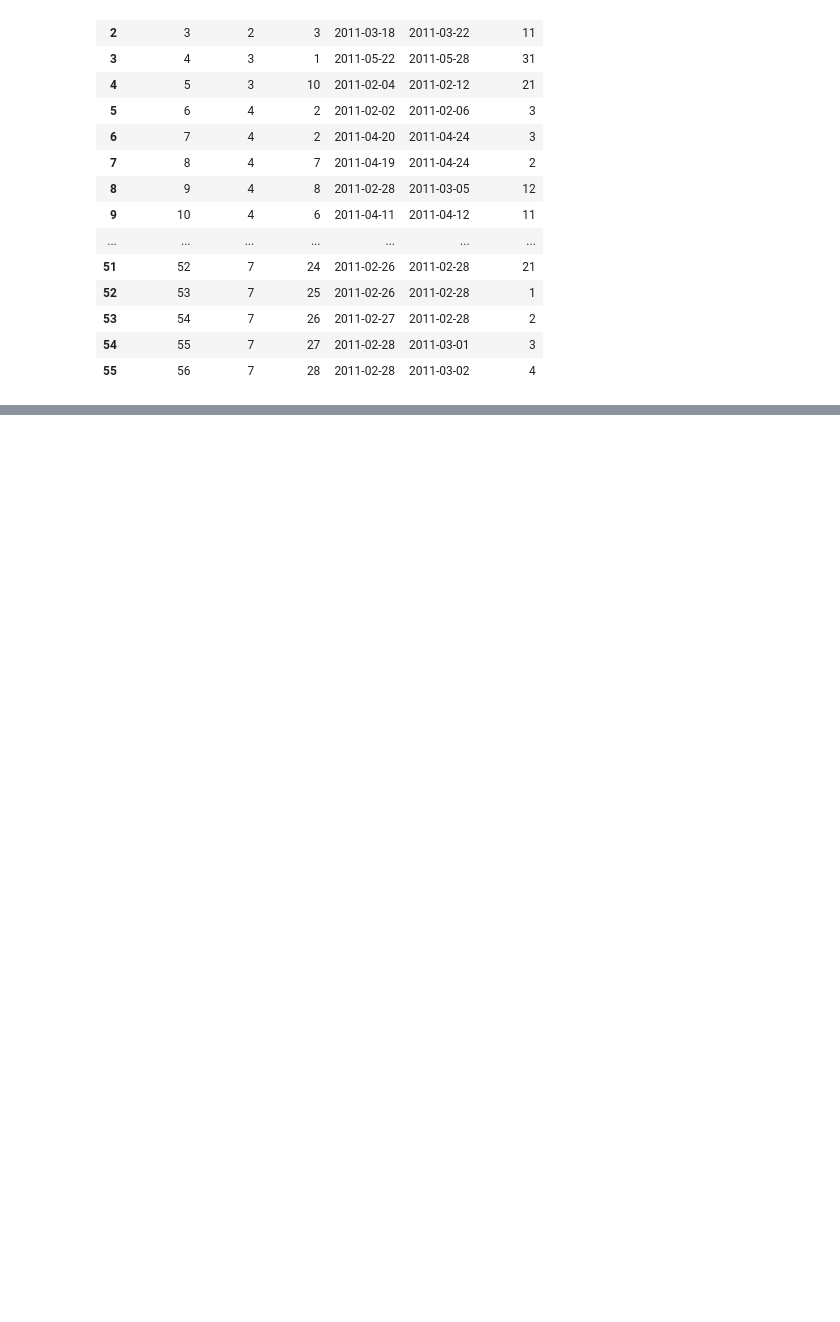
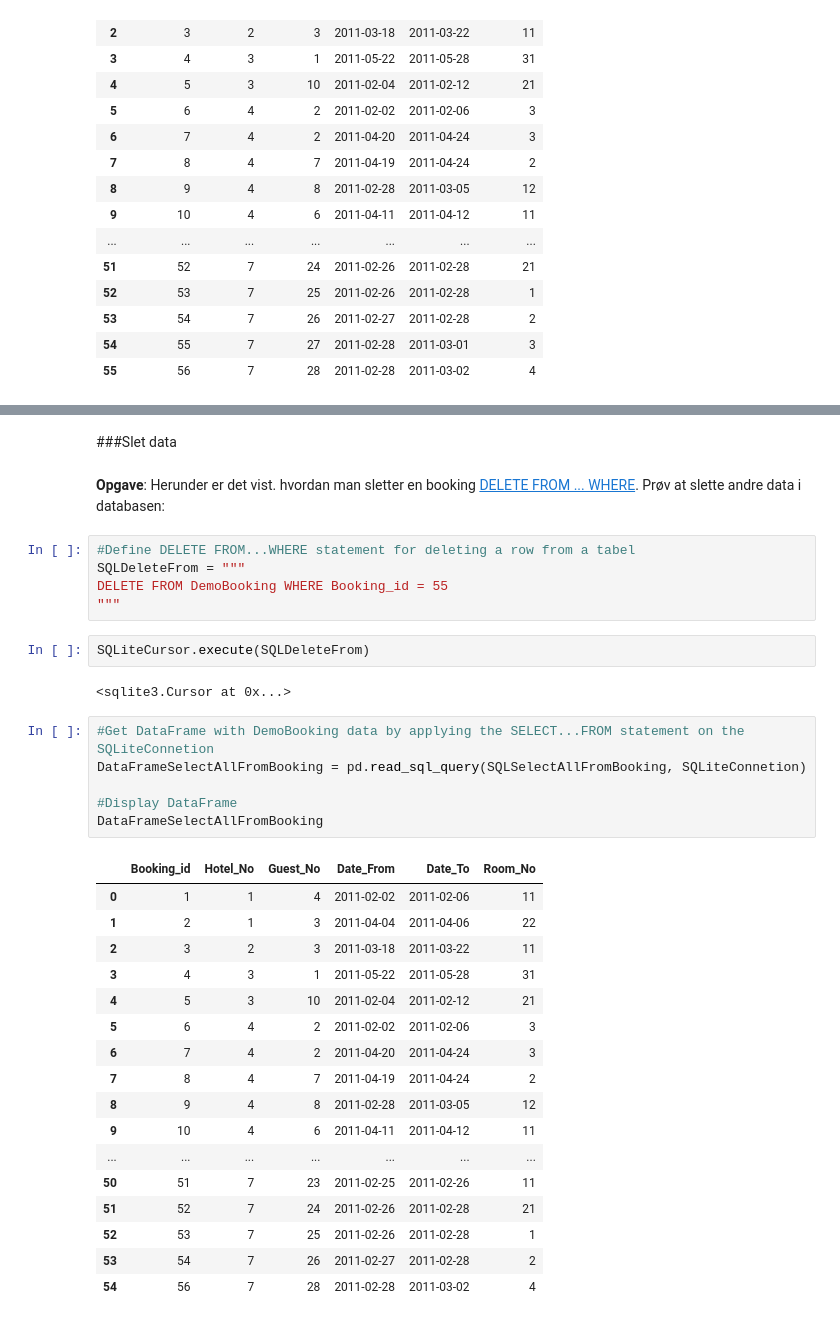
Before and after one commit to jpandersen61/SQLLiteNotebooks, a Jupyter notebook: Establishing_a_relational_database_HotelDB_SQLLite.ipynb, the cells around one changed output, grey strips where cells are left out. Saved outputs shown, nothing was run; the diff lists cells and outputs as text; blank space fills up the shorter version.

```diff
--- a/Establishing_a_relational_database_HotelDB_SQLLite.ipynb
+++ b/Establishing_a_relational_database_HotelDB_SQLLite.ipynb
@@ -476,0 +486,37 @@ DataFrameSelectJoinHotelRoom
+# %% [markdown]
+###Slet data
+# %% [markdown]
+**Opgave**: Herunder er det vist. hvordan man sletter en booking [DELETE FROM ... WHERE](https://www.w3schools.com/sql/sql_ref_delete.asp). Prøv at slette andre data i databasen:
+# %%
+#Define DELETE FROM...WHERE statement for deleting a row from a tabel
+SQLDeleteFrom = """
+DELETE FROM DemoBooking WHERE Booking_id = 55
+"""
+# %%
+SQLiteCursor.execute(SQLDeleteFrom)
+# %% [output]
+<sqlite3.Cursor at 0x...>
+# %%
+#Get DataFrame with DemoBooking data by applying the SELECT...FROM statement on the SQLiteConnetion
+DataFrameSelectAllFromBooking = pd.read_sql_query(SQLSelectAllFromBooking, SQLiteConnetion)
+
+#Display DataFrame
+DataFrameSelectAllFromBooking
+# %% [output]
+|  | Booking_id | Hotel_No | Guest_No | Date_From | Date_To | Room_No |
+| 0 | 1 | 1 | 4 | 2011-02-02 | 2011-02-06 | 11 |
+| 1 | 2 | 1 | 3 | 2011-04-04 | 2011-04-06 | 22 |
+| 2 | 3 | 2 | 3 | 2011-03-18 | 2011-03-22 | 11 |
+| 3 | 4 | 3 | 1 | 2011-05-22 | 2011-05-28 | 31 |
+| 4 | 5 | 3 | 10 | 2011-02-04 | 2011-02-12 | 21 |
+| 5 | 6 | 4 | 2 | 2011-02-02 | 2011-02-06 | 3 |
+| 6 | 7 | 4 | 2 | 2011-04-20 | 2011-04-24 | 3 |
+| 7 | 8 | 4 | 7 | 2011-04-19 | 2011-04-24 | 2 |
+| 8 | 9 | 4 | 8 | 2011-02-28 | 2011-03-05 | 12 |
+| 9 | 10 | 4 | 6 | 2011-04-11 | 2011-04-12 | 11 |
+| ... | ... | ... | ... | ... | ... | ... |
+| 50 | 51 | 7 | 23 | 2011-02-25 | 2011-02-26 | 11 |
+| 51 | 52 | 7 | 24 | 2011-02-26 | 2011-02-28 | 21 |
+| 52 | 53 | 7 | 25 | 2011-02-26 | 2011-02-28 | 1 |
+| 53 | 54 | 7 | 26 | 2011-02-27 | 2011-02-28 | 2 |
+| 54 | 56 | 7 | 28 | 2011-02-28 | 2011-03-02 | 4 |
```
Also changed, not shown: parts of 8 cells of this notebook.
